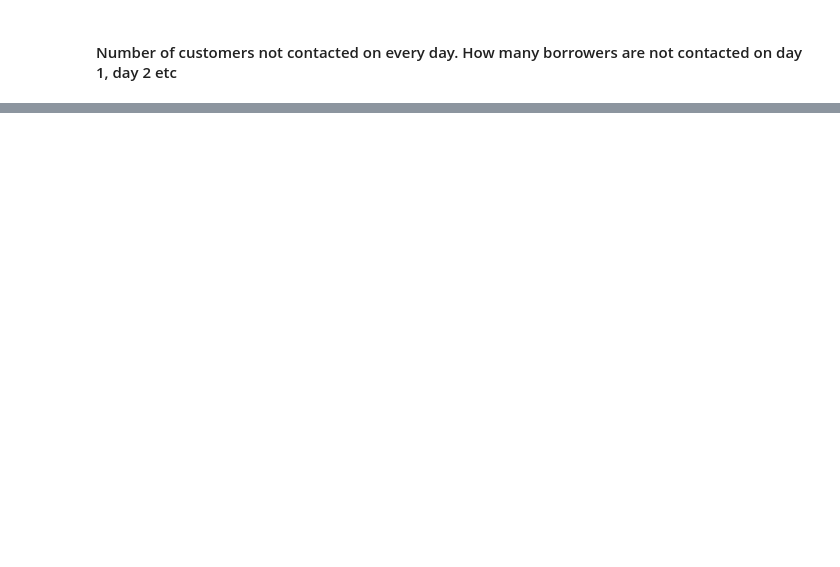
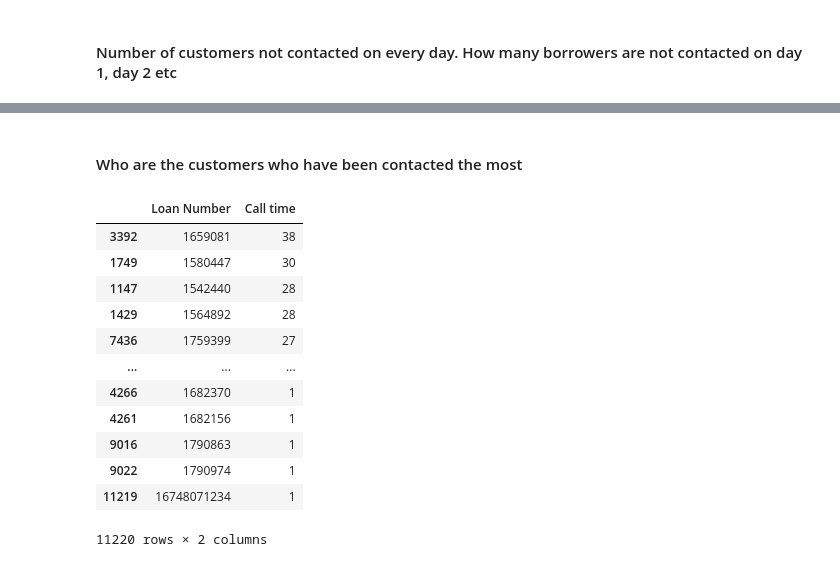
Before and after one commit to surya81/myproject, a Jupyter notebook: DPDzero Data Assignment .ipynb, the cells around one changed output, grey strips where cells are left out. Cells and saved outputs as stored; diff of their text form; code cells hidden in the pictures; blank space fills up the shorter version.

```diff
--- a/DPDzero Data Assignment .ipynb
+++ b/DPDzero Data Assignment .ipynb
@@ -496,0 +508,21 @@ Unique_customers_contacted
+# %% [markdown]
+#### Who are the customers who have been contacted the most
+# %%
+# group by Call time Status and count unique Loan Numbers
+loan_count_by_status = final_dataset.groupby("Loan Number")["Call time"].nunique().reset_index().sort_values("Call time",ascending=False)
+# %%
+loan_count_by_status
+# %% [output]
+|  | Loan Number | Call time |
+| 3392 | 1659081 | 38 |
+| 1749 | 1580447 | 30 |
+| 1147 | 1542440 | 28 |
+| 1429 | 1564892 | 28 |
+| 7436 | 1759399 | 27 |
+| ... | ... | ... |
+| 4266 | 1682370 | 1 |
+| 4261 | 1682156 | 1 |
+| 9016 | 1790863 | 1 |
+| 9022 | 1790974 | 1 |
+| 11219 | 16748071234 | 1 |
+11220 rows × 2 columns
```
Also changed, not shown: parts of 10 cells of this notebook.
